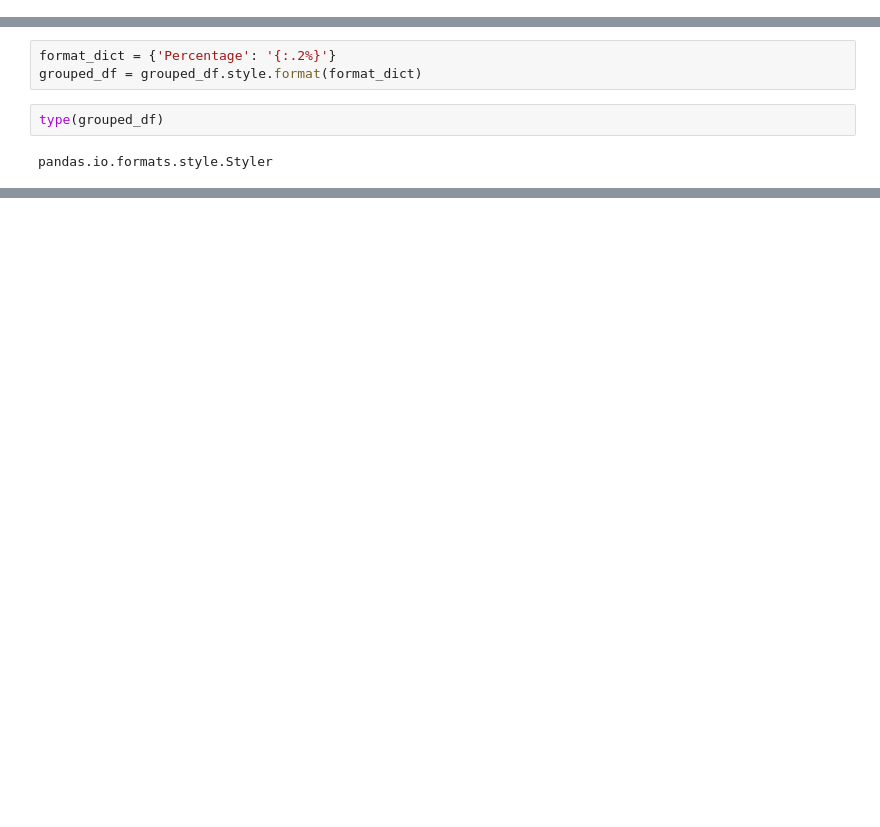
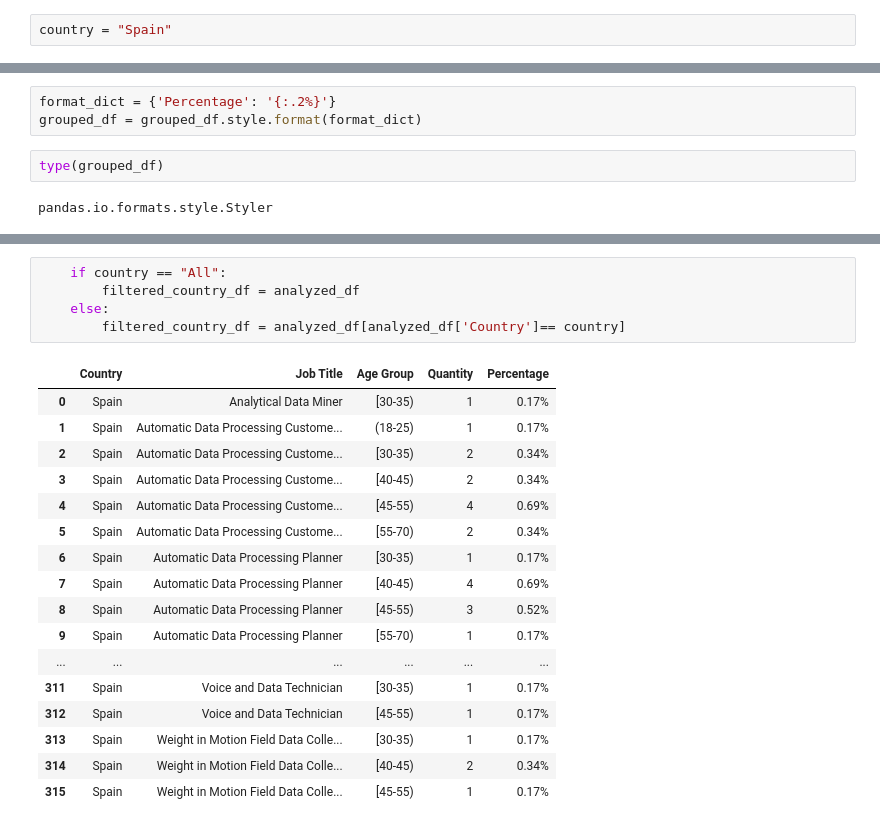
Before and after one commit to G0nka/data-project-template, a Jupyter notebook: notebooks/Project_NB.ipynb, the cells around one changed output, grey strips where cells are left out. Drawn from its saved outputs; the diff is of its cells as text; blank space fills up the shorter version.

```diff
--- a/notebooks/Project_NB.ipynb
+++ b/notebooks/Project_NB.ipynb
@@ -244,3 +223,5 @@ grouped_df.head()
 | 2 | Austria | Automatic Data Processing Planner | [55-70) | 1 | 0.013514 |
 | 3 | Austria | Automatic Data Processing Systems... | [30-35) | 1 | 0.013514 |
 | 4 | Austria | Automatic Data Processing Systems... | [45-55) | 1 | 0.013514 |
+# %%
+country = "Spain"
@@ -257,0 +242,23 @@ grouped_df
+# %%
+    if country == "All":
+        filtered_country_df = analyzed_df
+    else:
+        filtered_country_df = analyzed_df[analyzed_df['Country']== country]
+# %% [output]
+|  | Country | Job Title | Age Group | Quantity | Percentage |
+| 0 | Spain | Analytical Data Miner | [30-35) | 1 | 0.17% |
+| 1 | Spain | Automatic Data Processing Custome... | (18-25) | 1 | 0.17% |
+| 2 | Spain | Automatic Data Processing Custome... | [30-35) | 2 | 0.34% |
+| 3 | Spain | Automatic Data Processing Custome... | [40-45) | 2 | 0.34% |
+| 4 | Spain | Automatic Data Processing Custome... | [45-55) | 4 | 0.69% |
+| 5 | Spain | Automatic Data Processing Custome... | [55-70) | 2 | 0.34% |
+| 6 | Spain | Automatic Data Processing Planner | [30-35) | 1 | 0.17% |
+| 7 | Spain | Automatic Data Processing Planner | [40-45) | 4 | 0.69% |
+| 8 | Spain | Automatic Data Processing Planner | [45-55) | 3 | 0.52% |
+| 9 | Spain | Automatic Data Processing Planner | [55-70) | 1 | 0.17% |
+| ... | ... | ... | ... | ... | ... |
+| 311 | Spain | Voice and Data Technician | [30-35) | 1 | 0.17% |
+| 312 | Spain | Voice and Data Technician | [45-55) | 1 | 0.17% |
+| 313 | Spain | Weight in Motion Field Data Colle... | [30-35) | 1 | 0.17% |
+| 314 | Spain | Weight in Motion Field Data Colle... | [40-45) | 2 | 0.34% |
+| 315 | Spain | Weight in Motion Field Data Colle... | [45-55) | 1 | 0.17% |
```
Also changed, not shown: parts of 3 cells of this notebook, 5 other files.
